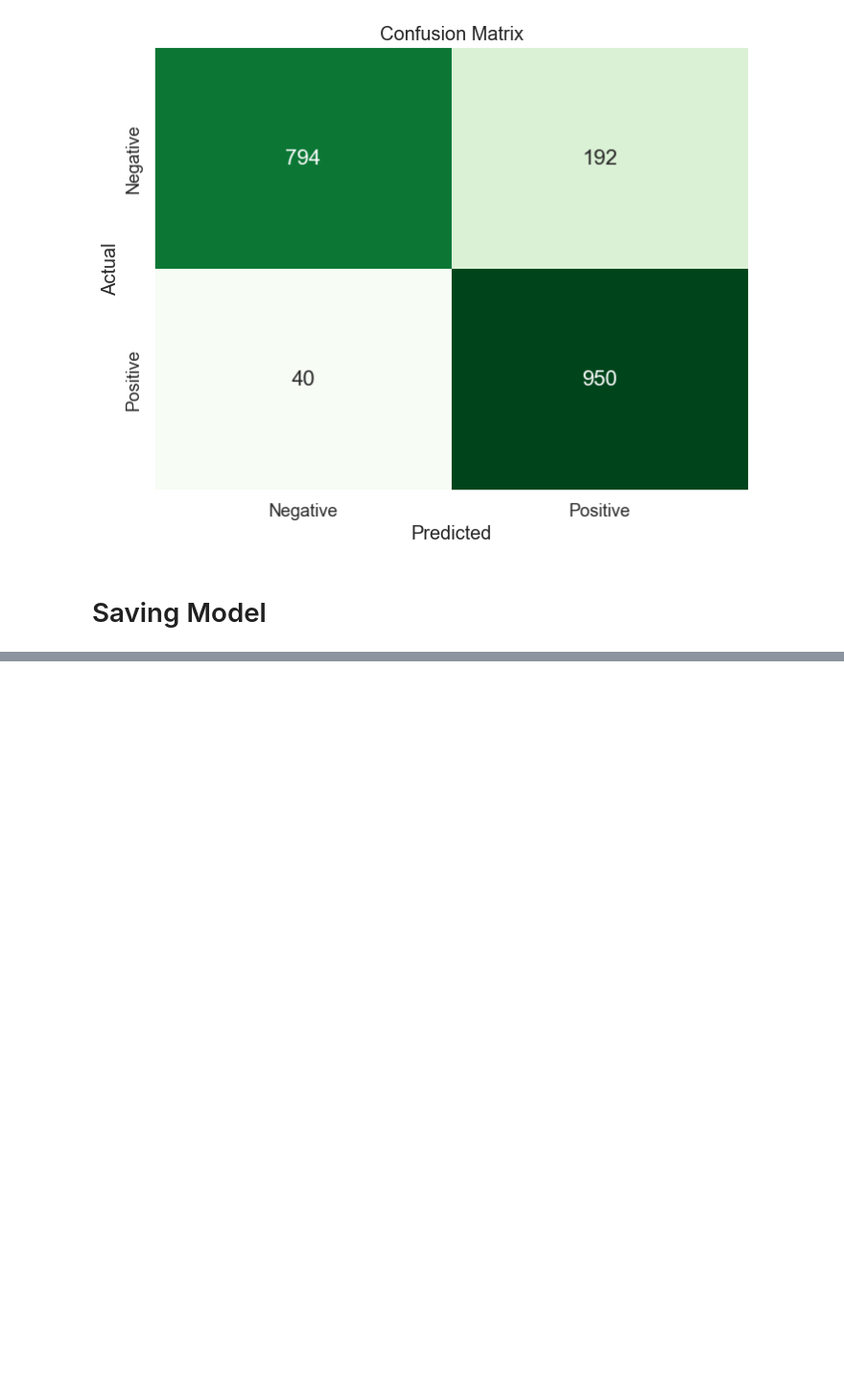
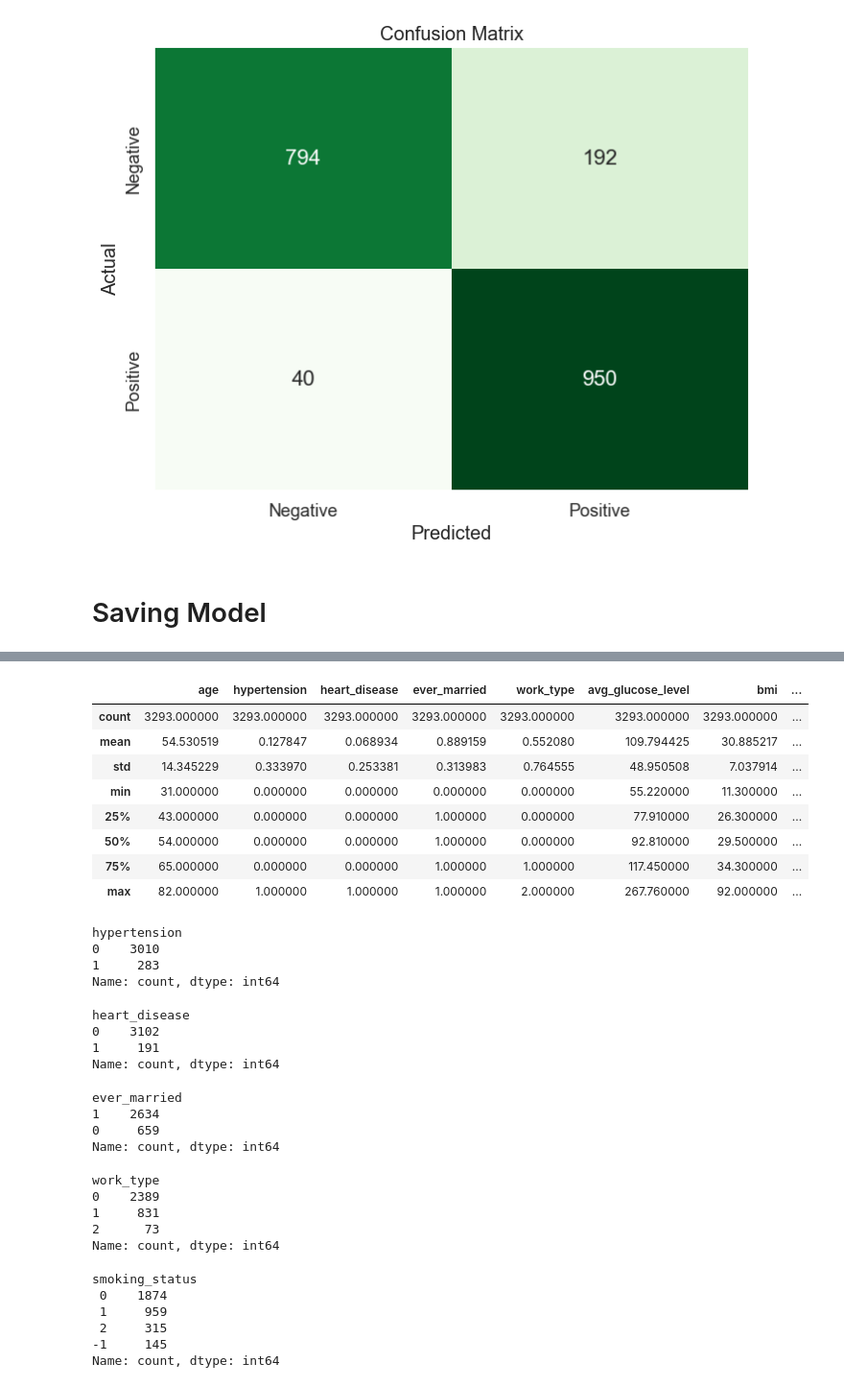
Before and after one commit to HarishwarTG/Stroke-prediction-using-ML, a Jupyter notebook: Stroke prediction.ipynb, the cells around one changed output, grey strips where cells are left out. Shown at 96% size. Drawn from its saved outputs; the diff is of its cells as text; code cells hidden in the pictures; blank space fills up the shorter version.

```diff
--- a/Stroke prediction.ipynb
+++ b/Stroke prediction.ipynb
@@ -1212,0 +1193,50 @@ Name: stroke, Length: 1976, dtype: int64
+# %%
+resampled_df[resampled_df.stroke == 0].describe()
+# %% [output]
+|  | age | hypertension | heart_disease | ever_married | work_type | avg_glucose_level | bmi | ... |
+| count | 3293.000000 | 3293.000000 | 3293.000000 | 3293.000000 | 3293.000000 | 3293.000000 | 3293.000000 | ... |
+| mean | 54.530519 | 0.127847 | 0.068934 | 0.889159 | 0.552080 | 109.794425 | 30.885217 | ... |
+| std | 14.345229 | 0.333970 | 0.253381 | 0.313983 | 0.764555 | 48.950508 | 7.037914 | ... |
+| min | 31.000000 | 0.000000 | 0.000000 | 0.000000 | 0.000000 | 55.220000 | 11.300000 | ... |
+| 25% | 43.000000 | 0.000000 | 0.000000 | 1.000000 | 0.000000 | 77.910000 | 26.300000 | ... |
+| 50% | 54.000000 | 0.000000 | 0.000000 | 1.000000 | 0.000000 | 92.810000 | 29.500000 | ... |
+| 75% | 65.000000 | 0.000000 | 0.000000 | 1.000000 | 1.000000 | 117.450000 | 34.300000 | ... |
+| max | 82.000000 | 1.000000 | 1.000000 | 1.000000 | 2.000000 | 267.760000 | 92.000000 | ... |
+# %%
+resampled_df[resampled_df.stroke == 1]['hypertension'].value_counts()
+# %% [output]
+hypertension
+0    3010
+1     283
+Name: count, dtype: int64
+# %%
+resampled_df[resampled_df.stroke == 1]['heart_disease'].value_counts()
+# %% [output]
+heart_disease
+0    3102
+1     191
+Name: count, dtype: int64
+# %%
+resampled_df[resampled_df.stroke == 1]['ever_married'].value_counts()
+# %% [output]
+ever_married
+1    2634
+0     659
+Name: count, dtype: int64
+# %%
+resampled_df[resampled_df.stroke == 1]['work_type'].value_counts()
+# %% [output]
+work_type
+0    2389
+1     831
+2      73
+Name: count, dtype: int64
+# %%
+resampled_df[resampled_df.stroke == 1]['smoking_status'].value_counts()
+# %% [output]
+smoking_status
+ 0    1874
+ 1     959
+ 2     315
+-1     145
+Name: count, dtype: int64
```
Also changed, not shown: parts of 9 cells of this notebook, 2 other files.
